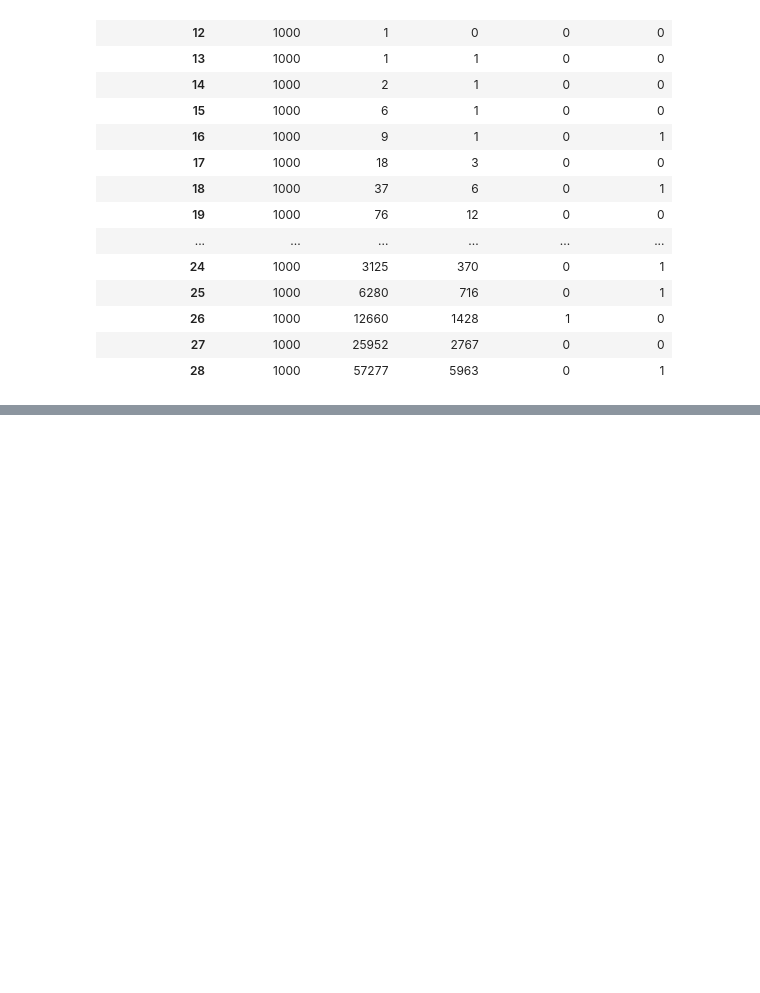
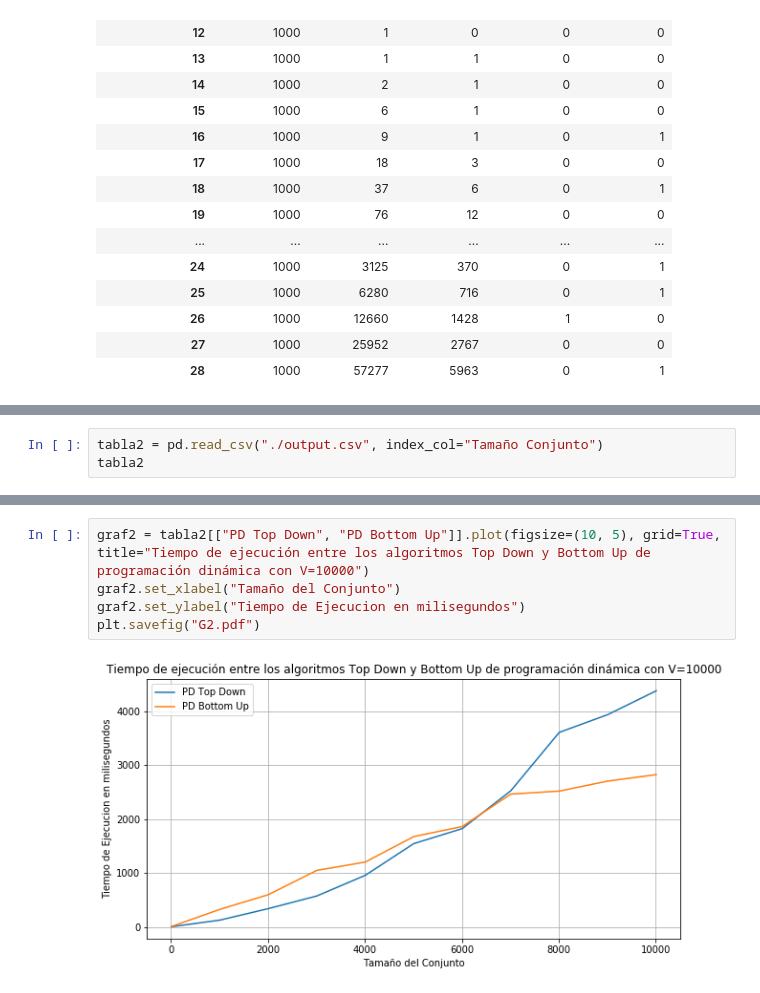
Before and after one commit to gonzalokun/AED3TP1, a Jupyter notebook: notebookTP.ipynb, the cells around one changed output, grey strips where cells are left out. Drawn from its saved outputs; the diff is of its cells as text; blank space fills up the shorter version.

```diff
--- a/notebookTP.ipynb
+++ b/notebookTP.ipynb
@@ -35,0 +37,3 @@ Text(0,0.5,'Tiempo de Ejecucion en milisegundos')
+# %%
+tabla2 = pd.read_csv("./output.csv", index_col="Tamaño Conjunto")
+tabla2
@@ -35,0 +54,7 @@ Text(0,0.5,'Tiempo de Ejecucion en milisegundos')
+# %%
+graf2 = tabla2[["PD Top Down", "PD Bottom Up"]].plot(figsize=(10, 5), grid=True, title="Tiempo de ejecución entre los algoritmos Top Down y Bottom Up de programación dinámica con V=10000")
+graf2.set_xlabel("Tamaño del Conjunto")
+graf2.set_ylabel("Tiempo de Ejecucion en milisegundos")
+plt.savefig("G2.pdf")
+# %% [output]
+[figure, added]
```
Also changed, not shown: parts of 9 cells of this notebook, 39 other files.
